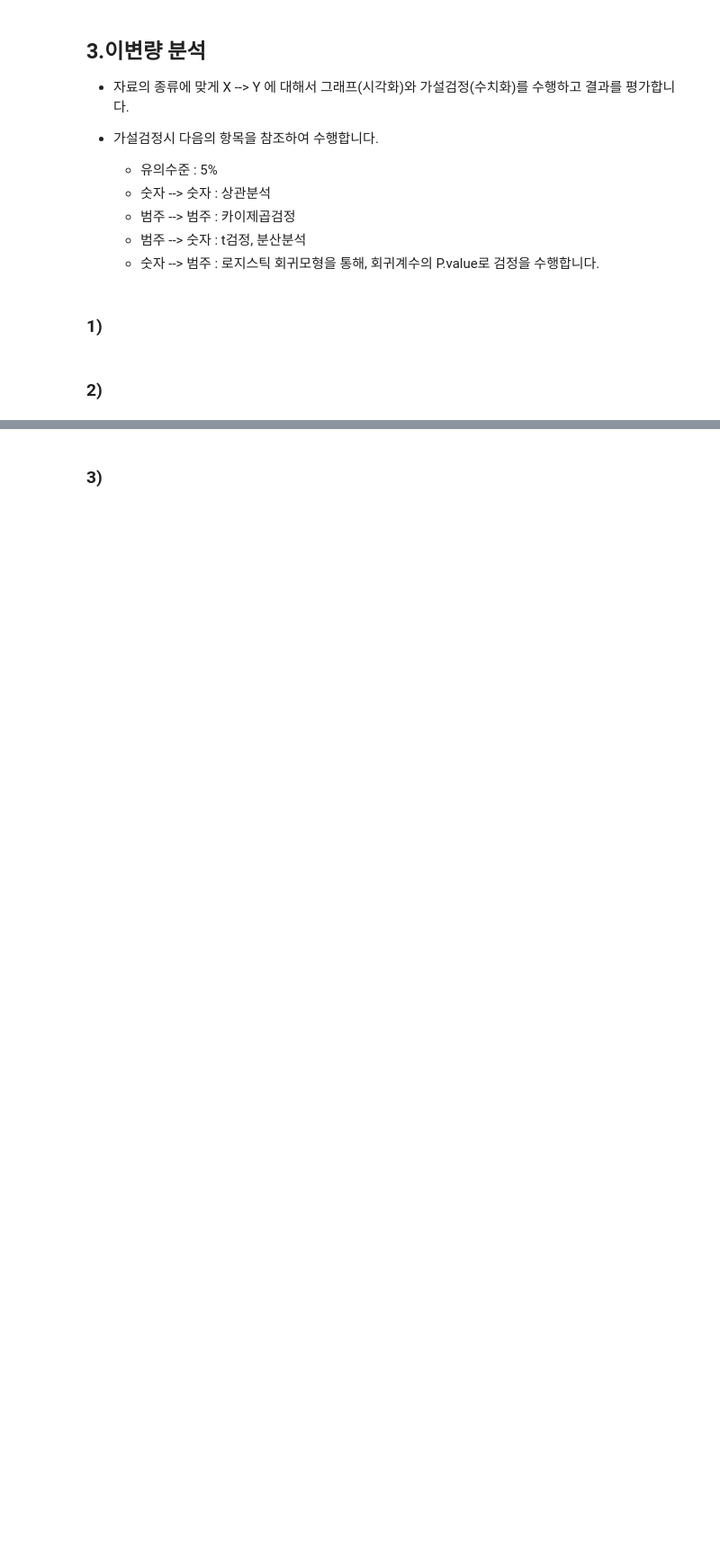
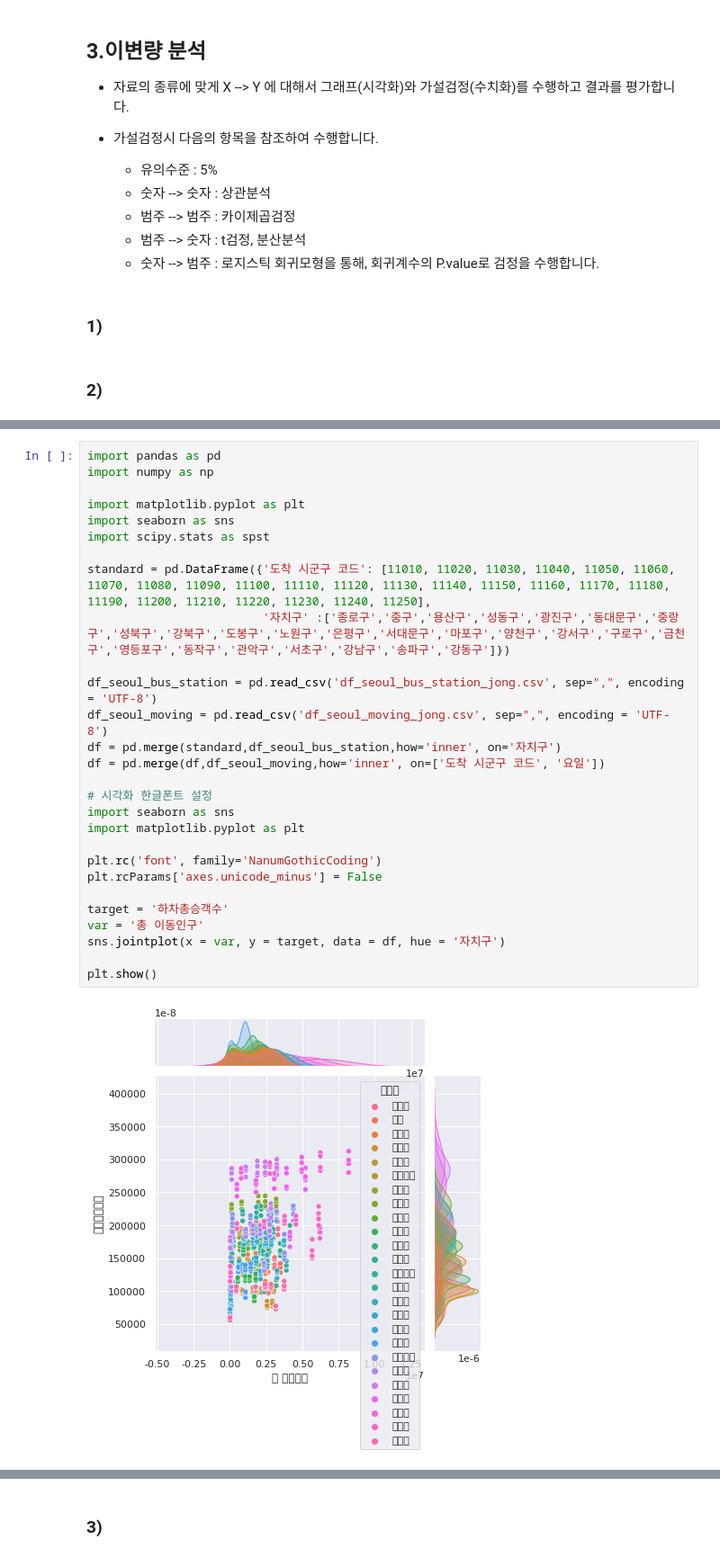
Before and after one commit to cyeongy/kt-aivle, a Jupyter notebook: 미니프로젝트1_서울시버스수요분석_학생용/서울시버스수요분석/lecture/2.1 조별 제출물_x반_x조.ipynb, the cells around one changed output, grey strips where cells are left out. Shown at 90% size. Saved outputs shown, nothing was run; the diff lists cells and outputs as text; blank space fills up the shorter version.

```diff
--- a/미니프로젝트1_서울시버스수요분석_학생용/서울시버스수요분석/lecture/2.1 조별 제출물_x반_x조.ipynb
+++ b/미니프로젝트1_서울시버스수요분석_학생용/서울시버스수요분석/lecture/2.1 조별 제출물_x반_x조.ipynb
@@ -263,0 +401,30 @@ import scipy.stats as spst
+# %%
+import pandas as pd
+import numpy as np
+
+import matplotlib.pyplot as plt
+import seaborn as sns
+import scipy.stats as spst
+
+standard = pd.DataFrame({'도착 시군구 코드': [11010, 11020, 11030, 11040, 11050, 11060, 11070, 11080, 11090, 11100, 11110, 11120, 11130, 11140, 11150, 11160, 11170, 11180, 11190, 11200, 11210, 11220, 11230, 11240, 11250],
+                         '자치구' :['종로구','중구','용산구','성동구','광진구','동대문구','중랑구','성북구','강북구','도봉구','노원구','은평구','서대문구','마포구','양천구','강서구','구로구','금천구','영등포구','동작구','관악구','서초구','강남구','송파구','강동구']})
+
+df_seoul_bus_station = pd.read_csv('df_seoul_bus_station_jong.csv', sep=",", encoding = 'UTF-8')
+df_seoul_moving = pd.read_csv('df_seoul_moving_jong.csv', sep=",", encoding = 'UTF-8')
+df = pd.merge(standard,df_seoul_bus_station,how='inner', on='자치구')
+df = pd.merge(df,df_seoul_moving,how='inner', on=['도착 시군구 코드', '요일'])
+
+# 시각화 한글폰트 설정
+import seaborn as sns
+import matplotlib.pyplot as plt
+
+plt.rc('font', family='NanumGothicCoding')
+plt.rcParams['axes.unicode_minus'] = False
+
+target = '하차총승객수'
+var = '총 이동인구'
+sns.jointplot(x = var, y = target, data = df, hue = '자치구')
+
+plt.show()
+# %% [output]
+[figure, added]
```
Also changed, not shown: parts of 33 cells of this notebook, 6 other files.
